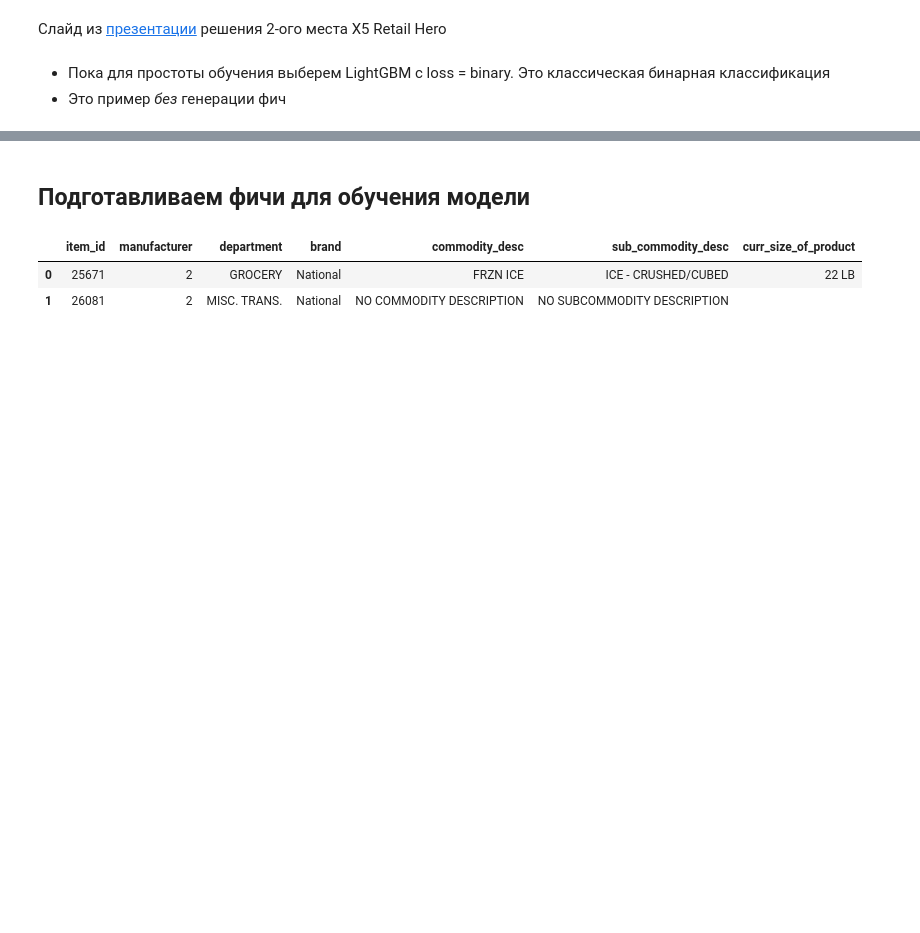
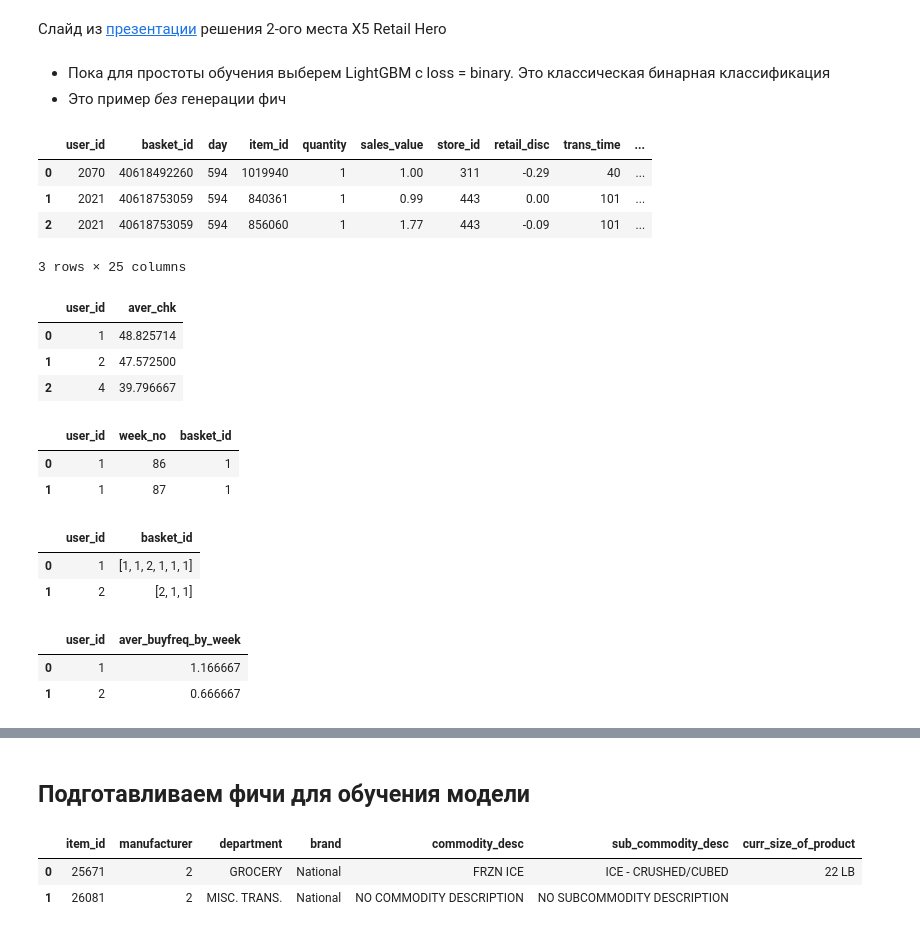
Before and after one commit to SVM71/Rec_sys_homework_10_2021, a Jupyter notebook: Lesson_6/Rec_sys_HW6_Mitin.ipynb, the cells around one changed output, grey strips where cells are left out. Saved outputs shown, nothing was run; the diff lists cells and outputs as text; code cells hidden in the pictures; blank space fills up the shorter version.

```diff
--- a/Lesson_6/Rec_sys_HW6_Mitin.ipynb
+++ b/Lesson_6/Rec_sys_HW6_Mitin.ipynb
@@ -534,3 +537,28 @@ df_ranker_train['target'].mean()
 # %% [markdown]
 - Пока для простоты обучения выберем LightGBM c loss = binary. Это классическая бинарная классификация
 - Это пример *без* генерации фич
+# %%
+# Добавим информацию по времени...
+df_4_features = data[(data['week_no'] >= data['week_no'].max() - (VAL_MATCHER_WEEKS + VAL_RANKER_WEEKS)) &
+                      (data['week_no'] < data['week_no'].max() - (VAL_RANKER_WEEKS))]
+df_4_features = df_4_features.merge(item_features, on='item_id', how='left')
+df_4_features = df_4_features.merge(user_features, on='user_id', how='left')
+# %%
+df_4_features.head(3)
+# %% [output]
+|  | user_id | basket_id | day | item_id | quantity | sales_value | store_id | retail_disc | trans_time | ... |
+| 0 | 2070 | 40618492260 | 594 | 1019940 | 1 | 1.00 | 311 | -0.29 | 40 | ... |
+| 1 | 2021 | 40618753059 | 594 | 840361 | 1 | 0.99 | 443 | 0.00 | 101 | ... |
+| 2 | 2021 | 40618753059 | 594 | 856060 | 1 | 1.77 | 443 | -0.09 | 101 | ... |
+3 rows × 25 columns
+# %%
+# Фичи user_id: - Средний чек - соотношение суммы покупок к количеству заказов.
+aver_chk = (df_4_features.groupby('user_id')['sales_value'].sum()/ \
+                df_4_features.groupby('user_id')['basket_id'].nunique()).reset_index()
+aver_chk.rename(columns={0: 'aver_chk'}, inplace=True)
+aver_chk.head(3)
+# %% [output]
+|  | user_id | aver_chk |
+| 0 | 1 | 48.825714 |
+| 1 | 2 | 47.572500 |
+| 2 | 4 | 39.796667 |
@@ -536,0 +568,22 @@ df_ranker_train['target'].mean()
+# %%
+aver_buyfreq_by_week = df_4_features.groupby(['user_id', 'week_no'])['basket_id'].nunique().reset_index()
+aver_buyfreq_by_week.head(2)
+# %% [output]
+|  | user_id | week_no | basket_id |
+| 0 | 1 | 86 | 1 |
+| 1 | 1 | 87 | 1 |
+# %%
+aver_buyfreq_by_week = aver_buyfreq_by_week.groupby('user_id')['basket_id'].apply(list).reset_index()
+aver_buyfreq_by_week.head(2)
+# %% [output]
+|  | user_id | basket_id |
+| 0 | 1 | [1, 1, 2, 1, 1, 1] |
+| 1 | 2 | [2, 1, 1] |
+# %%
+aver_buyfreq_by_week['aver_buyfreq_by_week'] = aver_buyfreq_by_week['basket_id'].apply(lambda x: sum(x)/week_cnt)
+aver_buyfreq_by_week.drop( columns='basket_id', axis=1,  inplace=True )
+aver_buyfreq_by_week.head(2)
+# %% [output]
+|  | user_id | aver_buyfreq_by_week |
+| 0 | 1 | 1.166667 |
+| 1 | 2 | 0.666667 |
```
Also changed, not shown: parts of 21 cells of this notebook.
